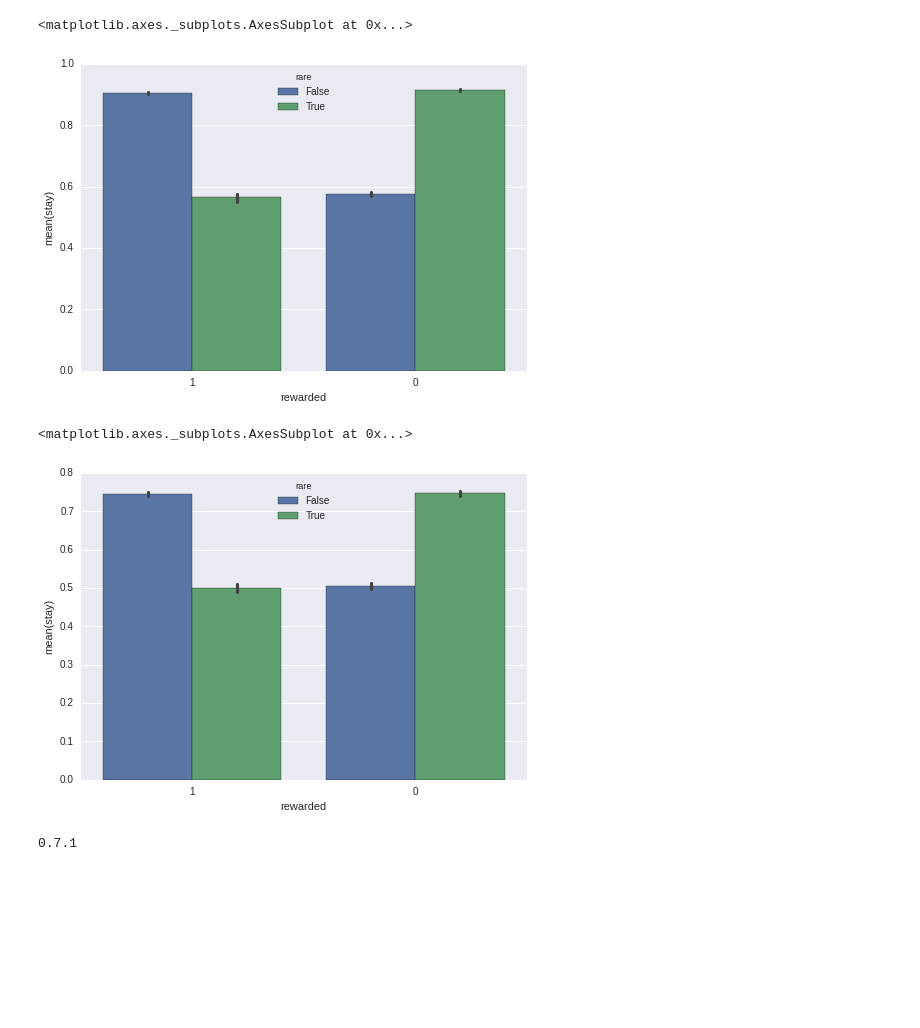
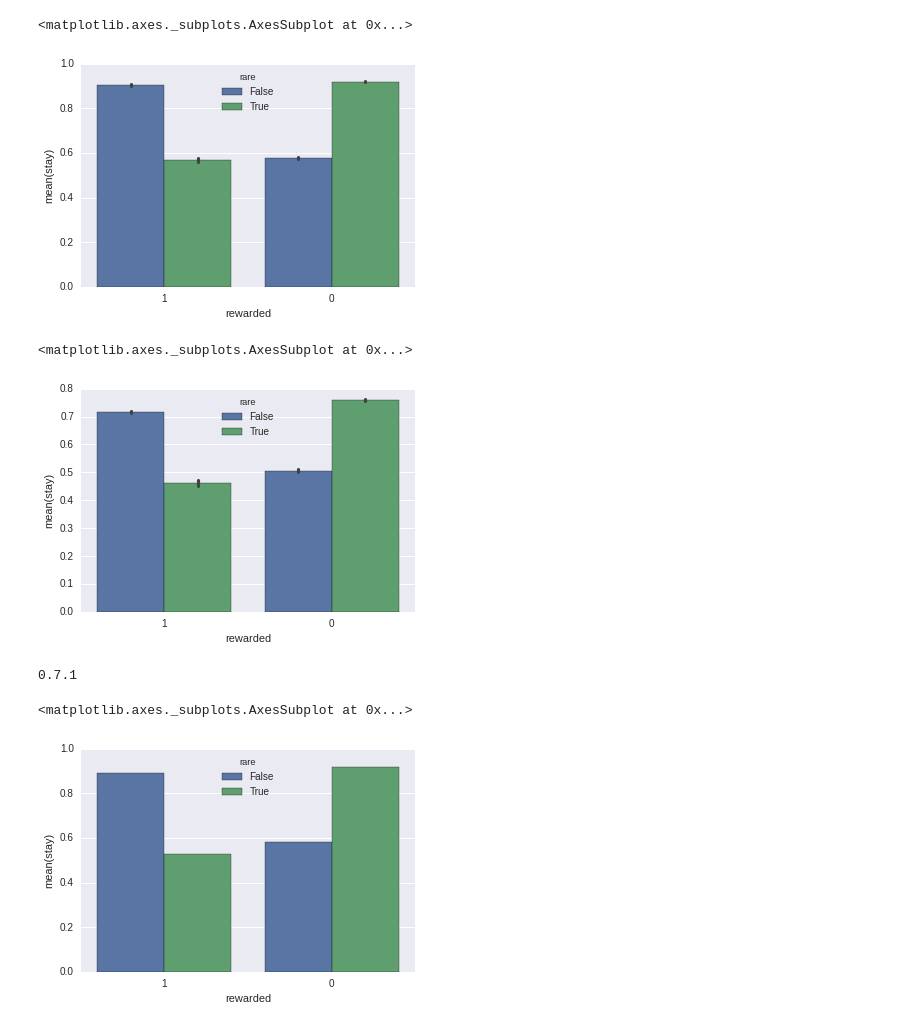
Before and after one commit to ctn-waterloo/cogsci17-rl, a Jupyter notebook: refactor/Plotting_experiments.ipynb, the cells around one changed output. Saved outputs shown, nothing was run; the diff lists cells and outputs as text; code cells hidden in the pictures; blank space fills up the shorter version.

Commit message:
more exact plotting code

```diff
--- a/refactor/Plotting_experiments.ipynb
+++ b/refactor/Plotting_experiments.ipynb
@@ -19,18 +19,23 @@ for d in data:
 # %%
 df = pandas.DataFrame(data2)
 # %%
-seaborn.barplot('rewarded', 'stay', hue='rare', data=df.query('direct==True and T_interval==0.3'), order=[1, 0])
+seaborn.barplot('rewarded', 'stay', hue='rare', data=df.query('seed==1 and direct==True and T_interval==0.2 and n_intervals==20000'), order=[1, 0])
 # %% [output]
 <matplotlib.axes._subplots.AxesSubplot at 0x...>
-[figure, old version]
+[figure, new version]
 # %%
-seaborn.barplot('rewarded', 'stay', hue='rare', data=df.query('direct==False and T_interval==0.3'), order=[1, 0])
+seaborn.barplot('rewarded', 'stay', hue='rare', data=df.query('seed==1 and direct==False and T_interval==0.1 and n_intervals==20000'), order=[1, 0])
 # %% [output]
 <matplotlib.axes._subplots.AxesSubplot at 0x...>
-[figure, old version]
+[figure, new version]
 # %%
 #g = seaborn.FacetGrid(data2, row="direct", col="T_interval")
 #g = g.map(seaborn.barplot, "rewarded", "stay", hue="rare")
 print seaborn.__version__
 # %% [output]
 0.7.1
+# %%
+seaborn.barplot('rewarded', 'stay', hue='rare', data=df.query('env_seed==2 and direct==True and T_interval==0.5 and n_intervals==20000'), order=[1, 0])
+# %% [output]
+<matplotlib.axes._subplots.AxesSubplot at 0x...>
+[figure, added]
```
Also changed, not shown: parts of 2 cells of this notebook.
